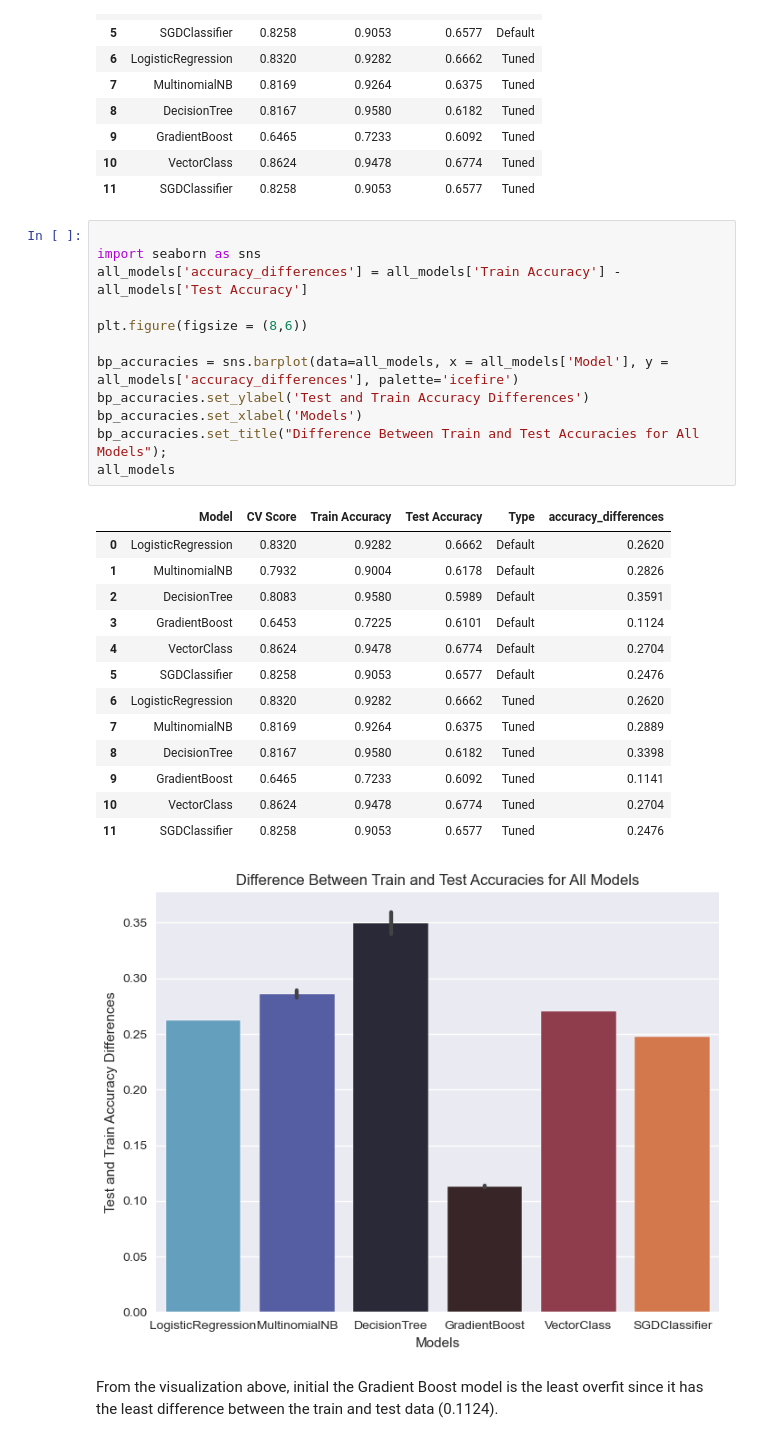
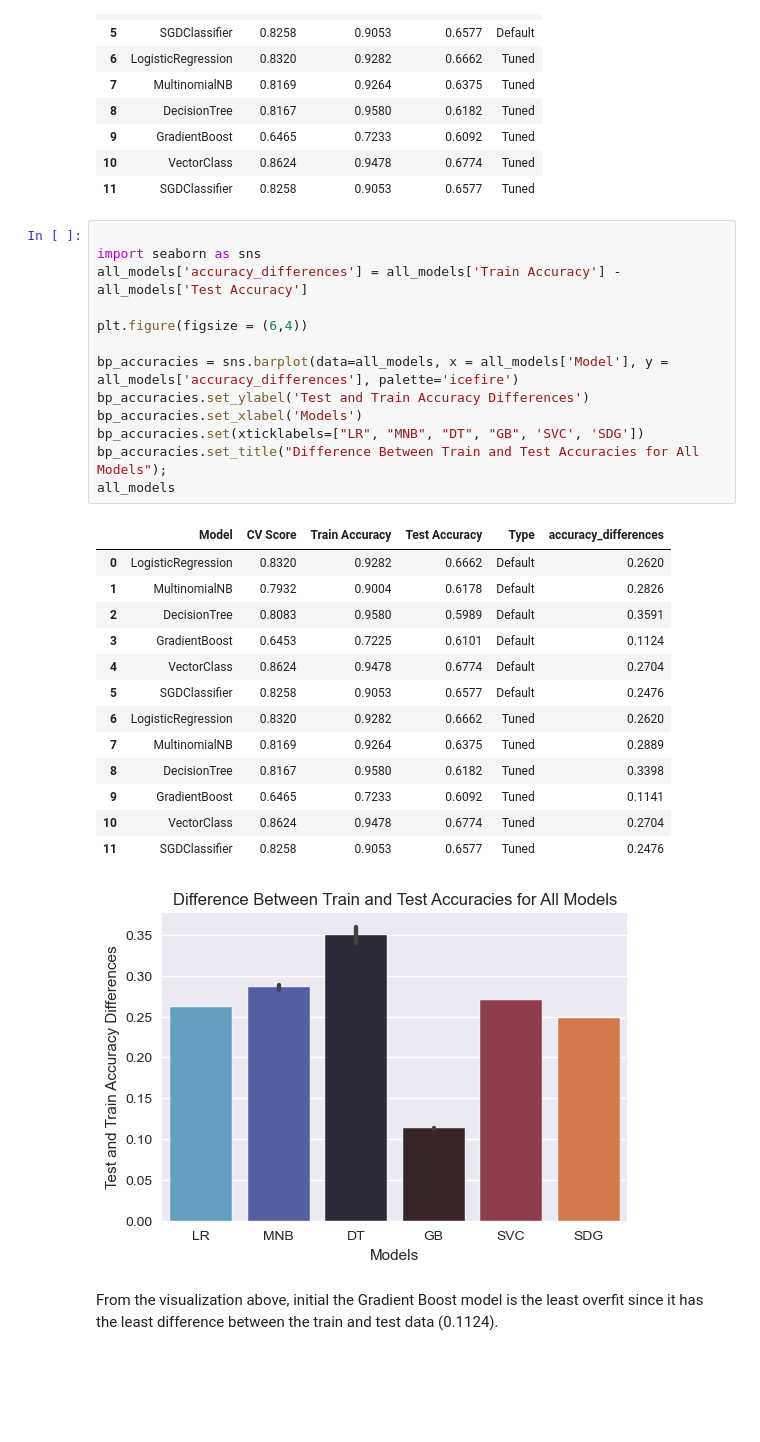
Before and after one commit to KImondorose/Deciphering-the-Public-Opinion-on-Apple, a Jupyter notebook: main_notebook.ipynb, the cells around one changed output. Drawn from its saved outputs; the diff is of its cells as text; blank space fills up the shorter version.

```diff
--- a/main_notebook.ipynb
+++ b/main_notebook.ipynb
@@ -1781,30 +1781,31 @@ all_models
 # %%
 
 import seaborn as sns
 all_models['accuracy_differences'] = all_models['Train Accuracy'] - all_models['Test Accuracy']
 
-plt.figure(figsize = (8,6))
+plt.figure(figsize = (6,4))
 
 bp_accuracies = sns.barplot(data=all_models, x = all_models['Model'], y = all_models['accuracy_differences'], palette='icefire')
 bp_accuracies.set_ylabel('Test and Train Accuracy Differences')
 bp_accuracies.set_xlabel('Models')
+bp_accuracies.set(xticklabels=["LR", "MNB", "DT", "GB", 'SVC', 'SDG'])
 bp_accuracies.set_title("Difference Between Train and Test Accuracies for All Models");
 all_models
 # %% [output]
 |  | Model | CV Score | Train Accuracy | Test Accuracy | Type | accuracy_differences |
 | 0 | LogisticRegression | 0.8320 | 0.9282 | 0.6662 | Default | 0.2620 |
 | 1 | MultinomialNB | 0.7932 | 0.9004 | 0.6178 | Default | 0.2826 |
 | 2 | DecisionTree | 0.8083 | 0.9580 | 0.5989 | Default | 0.3591 |
 | 3 | GradientBoost | 0.6453 | 0.7225 | 0.6101 | Default | 0.1124 |
 | 4 | VectorClass | 0.8624 | 0.9478 | 0.6774 | Default | 0.2704 |
 | 5 | SGDClassifier | 0.8258 | 0.9053 | 0.6577 | Default | 0.2476 |
 | 6 | LogisticRegression | 0.8320 | 0.9282 | 0.6662 | Tuned | 0.2620 |
 | 7 | MultinomialNB | 0.8169 | 0.9264 | 0.6375 | Tuned | 0.2889 |
 | 8 | DecisionTree | 0.8167 | 0.9580 | 0.6182 | Tuned | 0.3398 |
 | 9 | GradientBoost | 0.6465 | 0.7233 | 0.6092 | Tuned | 0.1141 |
 | 10 | VectorClass | 0.8624 | 0.9478 | 0.6774 | Tuned | 0.2704 |
 | 11 | SGDClassifier | 0.8258 | 0.9053 | 0.6577 | Tuned | 0.2476 |
-[figure, old version]
+[figure, new version]
 # %% [markdown]
 From the visualization above, initial the Gradient Boost model is the least overfit since it has the least difference between the train and test data (0.1124).
 # %% [markdown]
```
Also changed, not shown: parts of 3 cells of this notebook.
